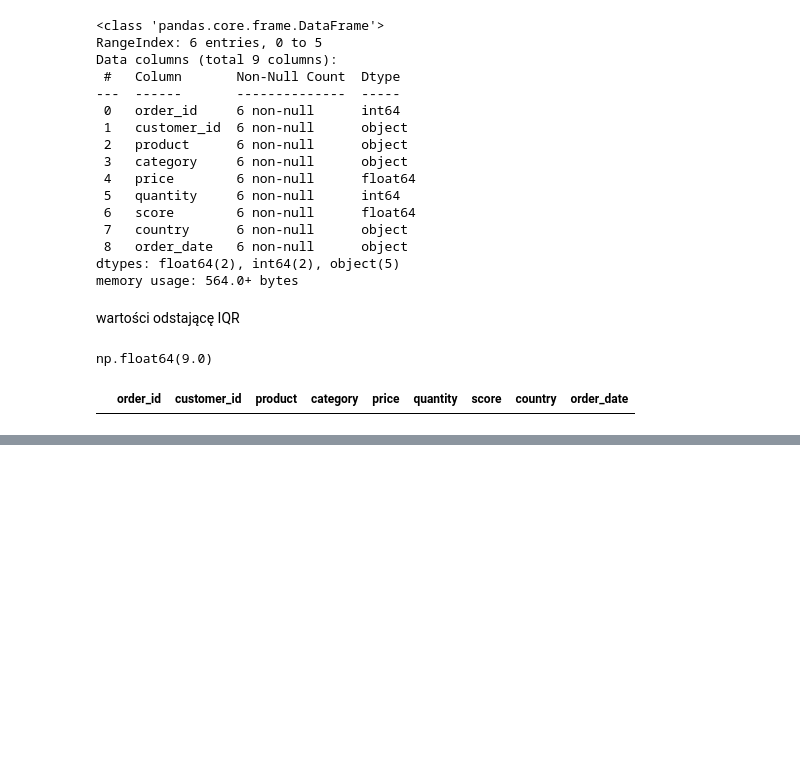
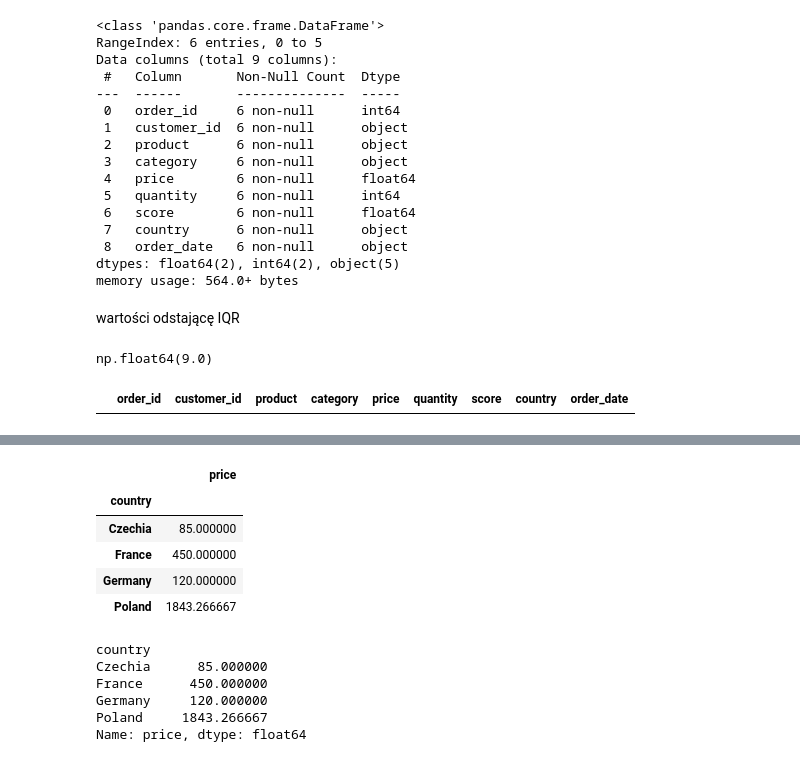
Before and after one commit to rajkonkret/PythonDataScienceAnalizaDanych-16-07-2025, a Jupyter notebook: day2/cwiczenie4.ipynb, the cells around one changed output, grey strips where cells are left out. Cells and saved outputs as stored; diff of their text form; code cells hidden in the pictures; blank space fills up the shorter version.

```diff
--- a/day2/cwiczenie4.ipynb
+++ b/day2/cwiczenie4.ipynb
@@ -140,0 +194,18 @@ outliers
+# %%
+df.pivot_table(values="price", index="country", aggfunc="mean")
+# %% [output]
+|  | price |
+| country |  |
+| Czechia | 85.000000 |
+| France | 450.000000 |
+| Germany | 120.000000 |
+| Poland | 1843.266667 |
+# %%
+df.groupby('country')['price'].mean()
+# %% [output]
+country
+Czechia      85.000000
+France      450.000000
+Germany     120.000000
+Poland     1843.266667
+Name: price, dtype: float64
```
Also changed, not shown: parts of 8 cells of this notebook.
